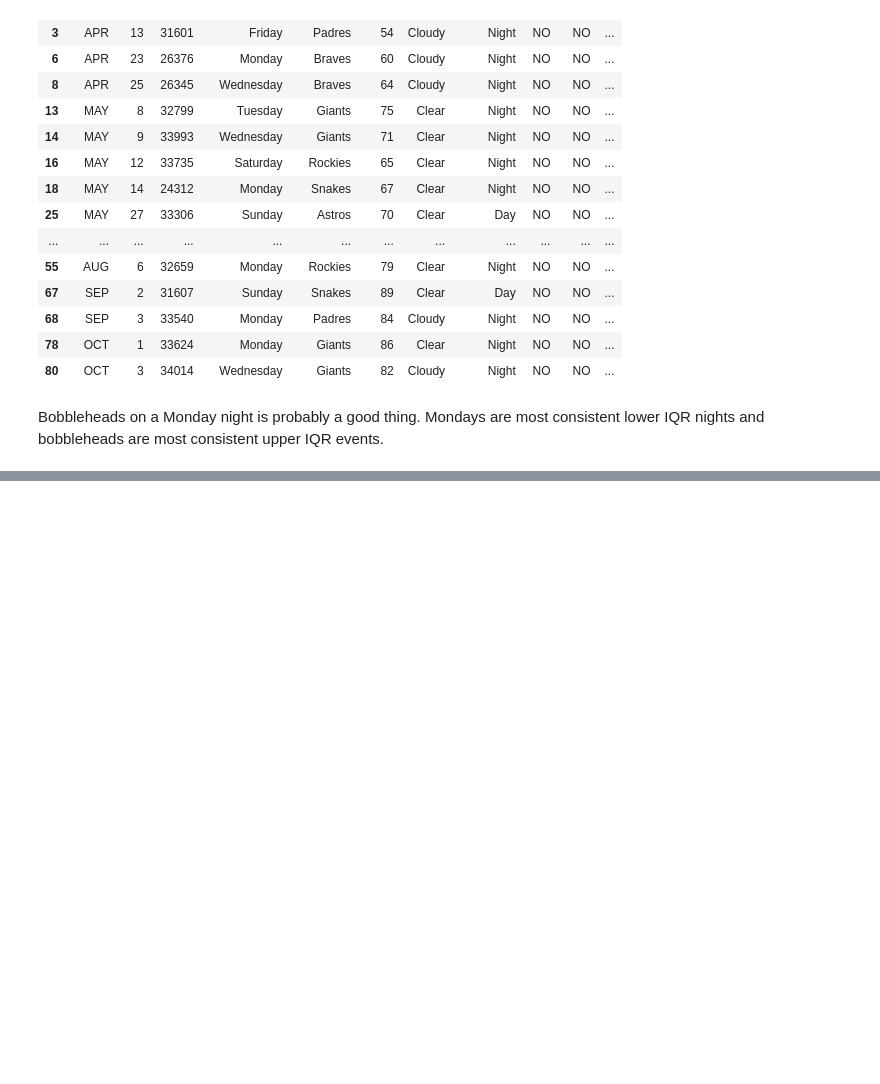
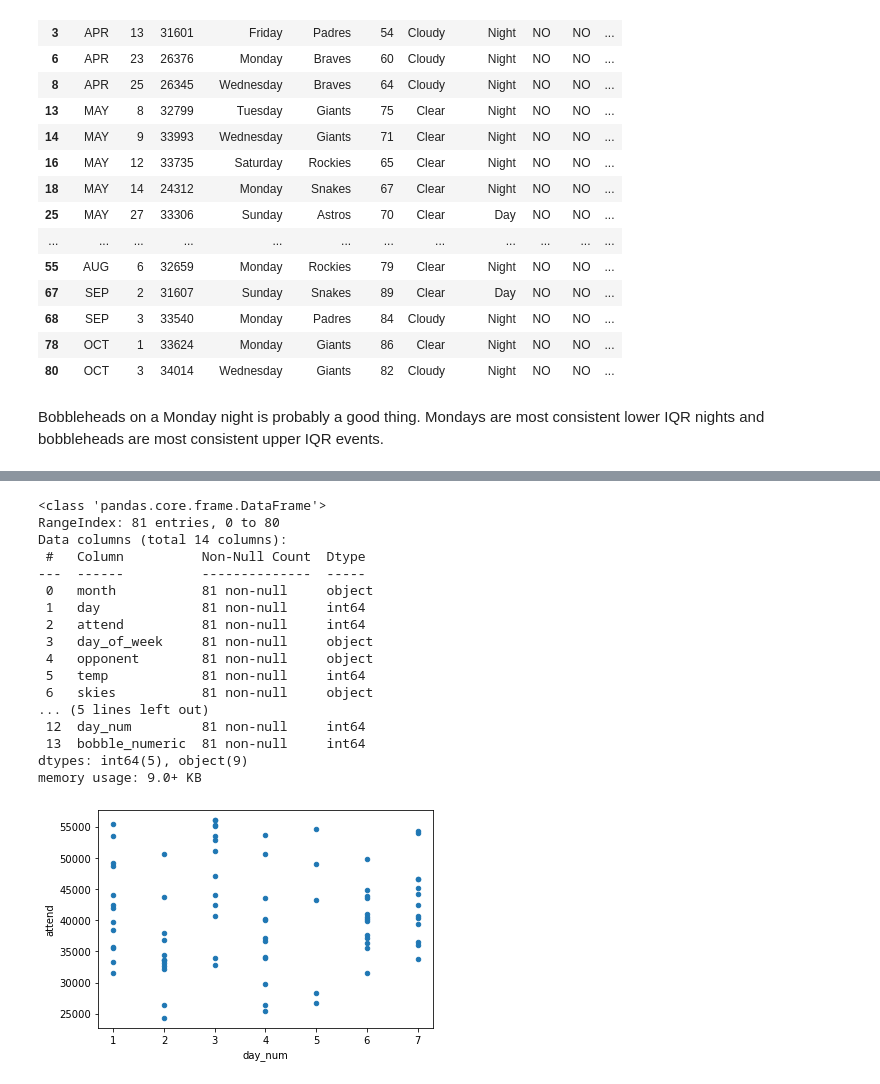
Before and after one commit to ramsey-king/DSC-630-Predictive-Analytics, a Jupyter notebook: Week-3/KingRamseyWeek3.ipynb, the cells around one changed output, grey strips where cells are left out. Cells and saved outputs as stored; diff of their text form; code cells hidden in the pictures; blank space fills up the shorter version.

```diff
--- a/Week-3/KingRamseyWeek3.ipynb
+++ b/Week-3/KingRamseyWeek3.ipynb
@@ -110,0 +129,27 @@ Bobbleheads on a Monday night is probably a good thing. Mondays are most consist
+# %%
+# Day of week vs attendance.
+day_dict = {
+    'Sunday': 1, 'Monday': 2, 'Tuesday': 3, 'Wednesday': 4, 'Thursday': 5, 'Friday': 6, 'Saturday': 7,
+}
+
+dodgers_df['day_num'] = dodgers_df['day_of_week'].apply(lambda x: day_dict.get(x)).astype(int)
+dodgers_df.plot.scatter('day_num', 'attend')
+# %% [output]
+<class 'pandas.core.frame.DataFrame'>
+RangeIndex: 81 entries, 0 to 80
+Data columns (total 14 columns):
+ #   Column          Non-Null Count  Dtype
+---  ------          --------------  -----
+ 0   month           81 non-null     object
+ 1   day             81 non-null     int64
+ 2   attend          81 non-null     int64
+ 3   day_of_week     81 non-null     object
+ 4   opponent        81 non-null     object
+ 5   temp            81 non-null     int64
+ 6   skies           81 non-null     object
+... (5 lines left out)
+ 12  day_num         81 non-null     int64
+ 13  bobble_numeric  81 non-null     int64
+dtypes: int64(5), object(9)
+memory usage: 9.0+ KB
+[figure, added]
```
Also changed, not shown: parts of 9 cells of this notebook.
